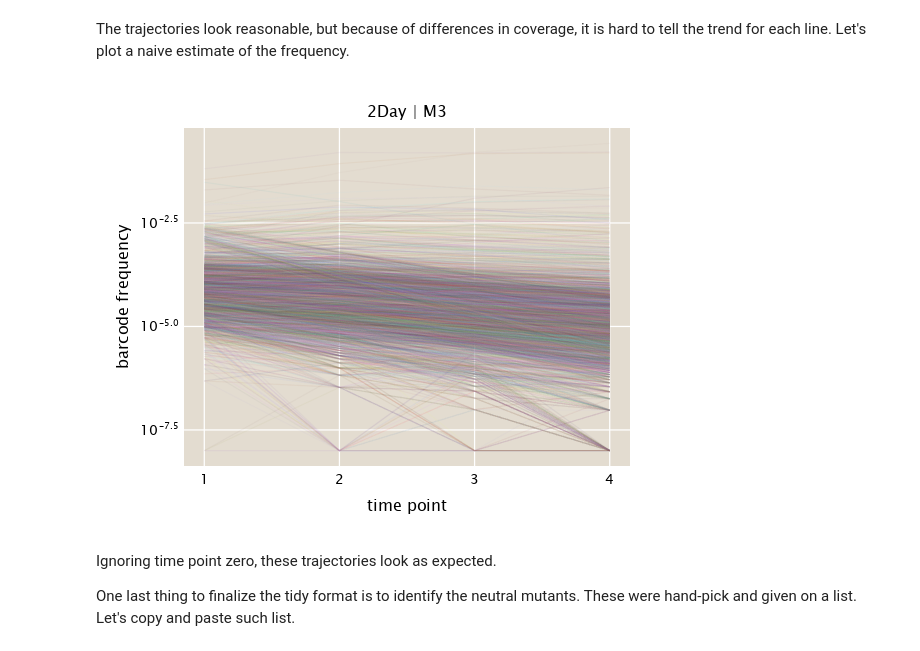
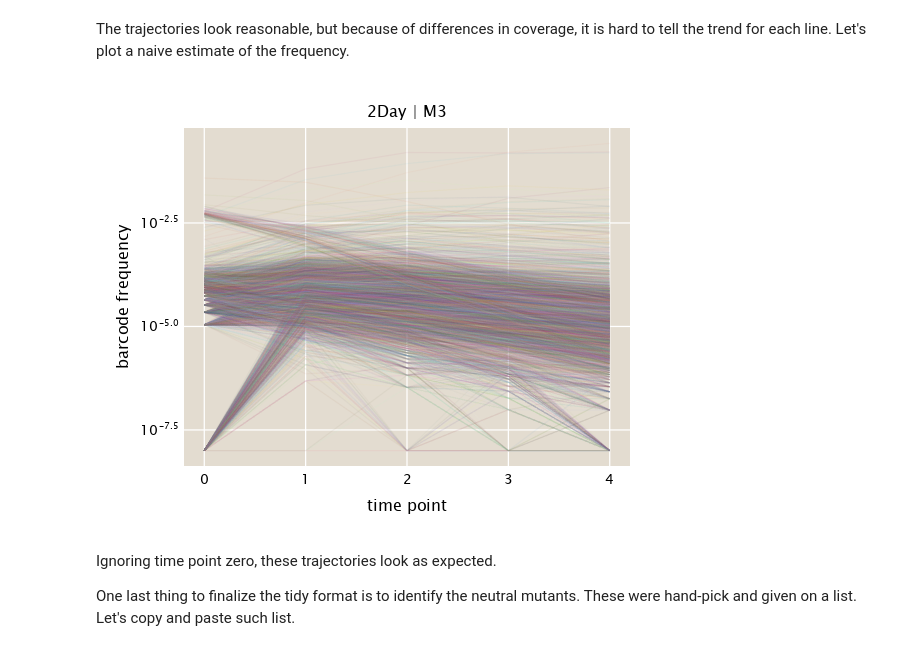
Before and after one commit to mrazomej/bayesian_fitness, a Jupyter notebook: code/exploratory/bigbatch_data_wrangling.ipynb, the cells around one changed output. Saved outputs shown, nothing was run; the diff lists cells and outputs as text; code cells hidden in the pictures.

Commit message:
fix perturbation for time zero and add plot with neutrals highlighted

```diff
--- a/code/exploratory/bigbatch_data_wrangling.ipynb
+++ b/code/exploratory/bigbatch_data_wrangling.ipynb
@@ -161,19 +155,19 @@ perturbation = "M3"
 rep = "R1"
 
 # Extract data. Note: The time T0 is common to all perturbations, thus, it must
-# be extracted separately as a second condition.
+# be extracted as a second condition.
 data = df_tidy[
-    (
         (df_tidy.hub .== hub) .&
-        (df_tidy.perturbation .== perturbation) .&
         (df_tidy.batch .== batch) .&
-        (df_tidy.rep .== rep)
-    ) .|
-    (
-        (df_tidy.hub .== hub) .&
-        (df_tidy.timepoint .== "T0") .&
-        (df_tidy.batch .== batch)
-    ),
+        (
+            (df_tidy.perturbation .== perturbation) .|
+            (df_tidy.perturbation .== "None")
+        ) .&
+        (
+            (df_tidy.rep .== rep) .|
+            (df_tidy.rep .== "R0")
+        )
+    ,
 :]
 
 # group data by barcode
@@ -224,18 +218,20 @@ rep = "R1"
 # Extract data. Note: The time T0 is common to all perturbations, thus, it must
 # be extracted separately as a second condition.
 data = df_tidy[
-    (
         (df_tidy.hub .== hub) .&
-        (df_tidy.perturbation .== perturbation) .&
         (df_tidy.batch .== batch) .&
-        (df_tidy.rep .== rep)
-    ), #.|
-    # (
-    #     (df_tidy.hub .== hub) .&
-    #     (df_tidy.timepoint .== "T0") .&
-    #     (df_tidy.batch .== batch)
-    # ),
+        (
+            (df_tidy.perturbation .== perturbation) .|
+            (df_tidy.perturbation .== "None")
+        ) .&
+        (
+            (df_tidy.rep .== rep) .|
+            (df_tidy.rep .== "R0")
+        )
+    ,
 :]
+
+
 
 # Extract total counts per barcode
 count_total = [sum(d.count) for d in DF.groupby(data, :time)]
@@ -243,36 +239,34 @@ count_total = [sum(d.count) for d in DF.groupby(data, :time)]
 # group data by barcode
 data_group = DF.groupby(data, :barcode)
 
 # Initialize figure
 fig = Figure(resolution=(550, 450))
 
 # Add axis
 ax = Axis(
     fig[1, 1],
     xlabel="time point",
     ylabel="barcode frequency",
     yscale=log10,
     title="$(hub) | $(perturbation)"
 )
 
 # Define color palette
 colors = ColorSchemes.glasbey_hv_n256
 
 # Loop through trajectories
 for bc in data_group
     # Plot trajectory
     lines!(
         bc.time,
         bc.count ./ count_total .+ 1E-8,
         color=(colors[StatsBase.sample(1:length(colors))], 0.05)
     )
 end # for
 
-# Add axis ticks
-# ax.yticks = [[0]; 10 .^(2:2:6)]
 fig
 # %% [output]
-[figure, old version]
+[figure, new version]
 # %% [markdown]
 Ignoring time point zero, these trajectories look as expected.
 
```
Also changed, not shown: parts of 4 cells of this notebook.
